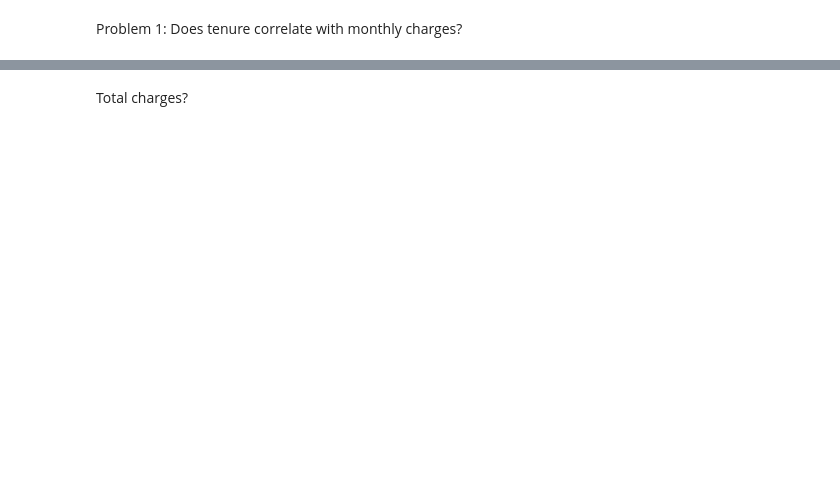
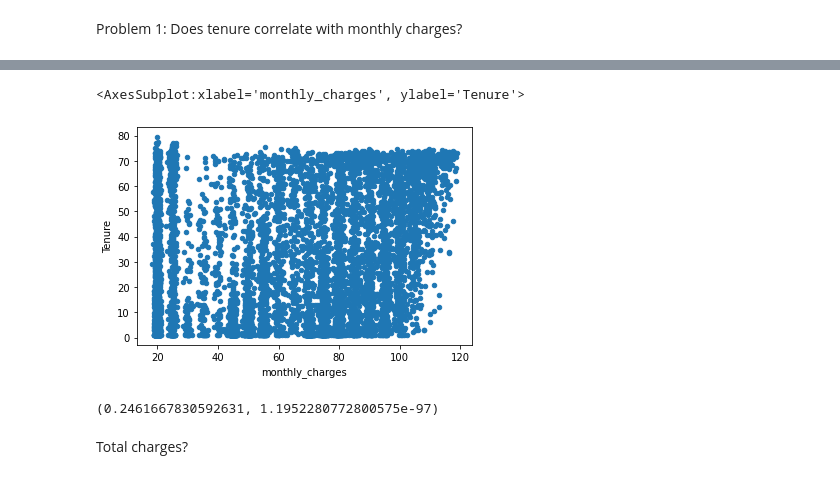
Before and after one commit to mwboiss/statistics-exercises, a Jupyter notebook: hypothesis_testing.ipynb, the cells around one changed output, grey strips where cells are left out. Drawn from its saved outputs; the diff is of its cells as text; code cells hidden in the pictures; blank space fills up the shorter version.

```diff
--- a/hypothesis_testing.ipynb
+++ b/hypothesis_testing.ipynb
@@ -182,3 +184,7 @@ Do manual cars get better gas mileage than automatic cars?
 # %% [markdown]
 # Correlation Exercises:
 Use the telco_churn data.
+# %%
+telco = pd.read_csv('telco_cust_dets.csv')
+telco = telco [telco.Tenure != 0]
+telco.head()
@@ -186,0 +226,5 @@ Problem 1: Does tenure correlate with monthly charges?
+# %%
+telco.plot.scatter(y = 'Tenure', x = 'monthly_charges')
+# %% [output]
+<AxesSubplot:xlabel='monthly_charges', ylabel='Tenure'>
+[figure, added]
@@ -187,2 +234,7 @@ Problem 1: Does tenure correlate with monthly charges?
+# %%
+r, p = stats.pearsonr(x, y)
+r , p
+# %% [output]
+(0.2461667830592631, 1.1952280772800575e-97)
 # %% [markdown]
 Total charges?
```
Also changed, not shown: parts of 36 cells of this notebook.
